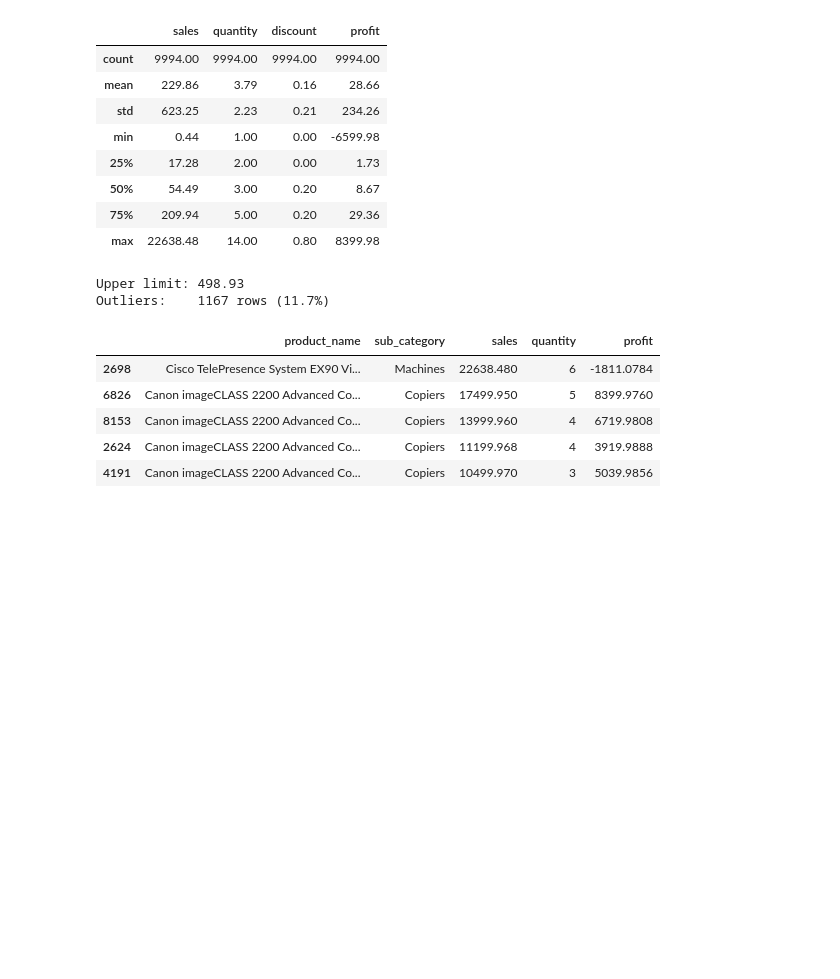
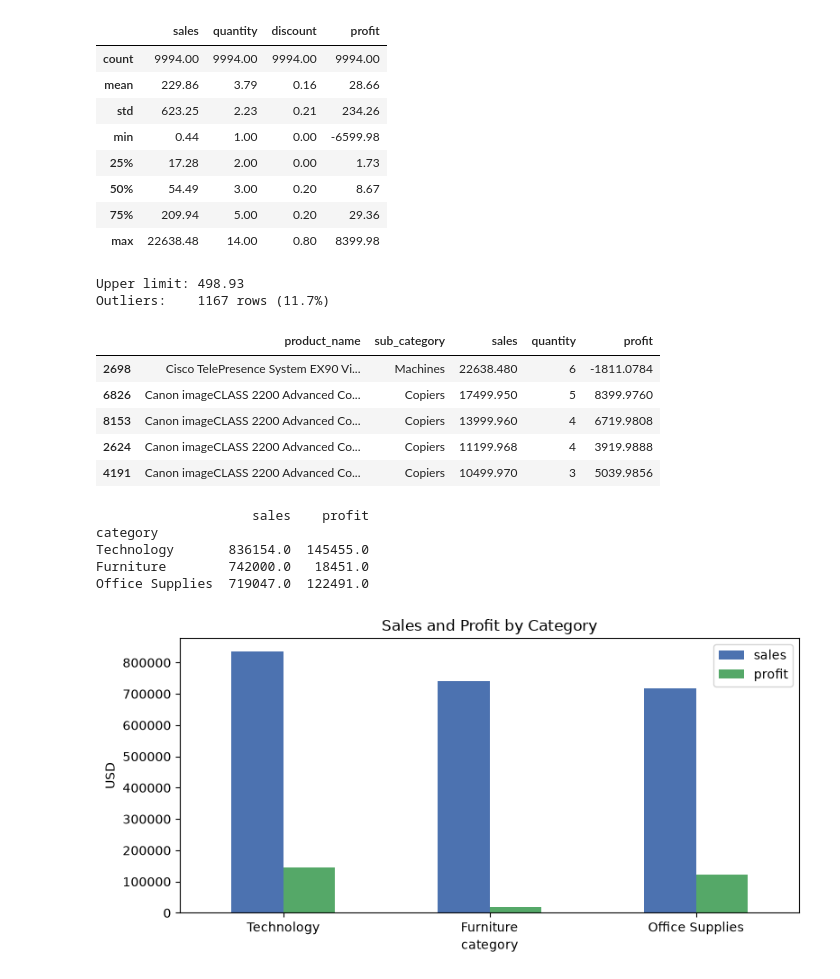
Before and after one commit to Akshay-tr58/sales-data-analysis, a Jupyter notebook: notebooks/01_sales_analysis.ipynb, the cells around one changed output. Saved outputs shown, nothing was run; the diff lists cells and outputs as text; code cells hidden in the pictures; blank space fills up the shorter version.

Commit message:
Add analysis, key findings, charts and README

```diff
--- a/notebooks/01_sales_analysis.ipynb
+++ b/notebooks/01_sales_analysis.ipynb
@@ -121,3 +121,22 @@ Outliers:    1167 rows (11.7%)
 | 8153 | Canon imageCLASS 2200 Advanced Co... | Copiers | 13999.960 | 4 | 6719.9808 |
 | 2624 | Canon imageCLASS 2200 Advanced Co... | Copiers | 11199.968 | 4 | 3919.9888 |
 | 4191 | Canon imageCLASS 2200 Advanced Co... | Copiers | 10499.970 | 3 | 5039.9856 |
+# %%
+import matplotlib.pyplot as plt
+
+by_cat = df.groupby("category")[["sales", "profit"]].sum().sort_values("sales", ascending=False)
+print(by_cat.round(0))
+
+by_cat.plot(kind="bar", figsize=(8, 4), color=["#4C72B0", "#55A868"])
+plt.title("Sales and Profit by Category")
+plt.ylabel("USD")
+plt.xticks(rotation=0)
+plt.tight_layout()
+plt.show()
+# %% [output]
+                    sales    profit
+category
+Technology       836154.0  145455.0
+Furniture        742000.0   18451.0
+Office Supplies  719047.0  122491.0
+[figure, added]
```
Also changed, not shown: parts of 6 cells of this notebook, 4 other files.
